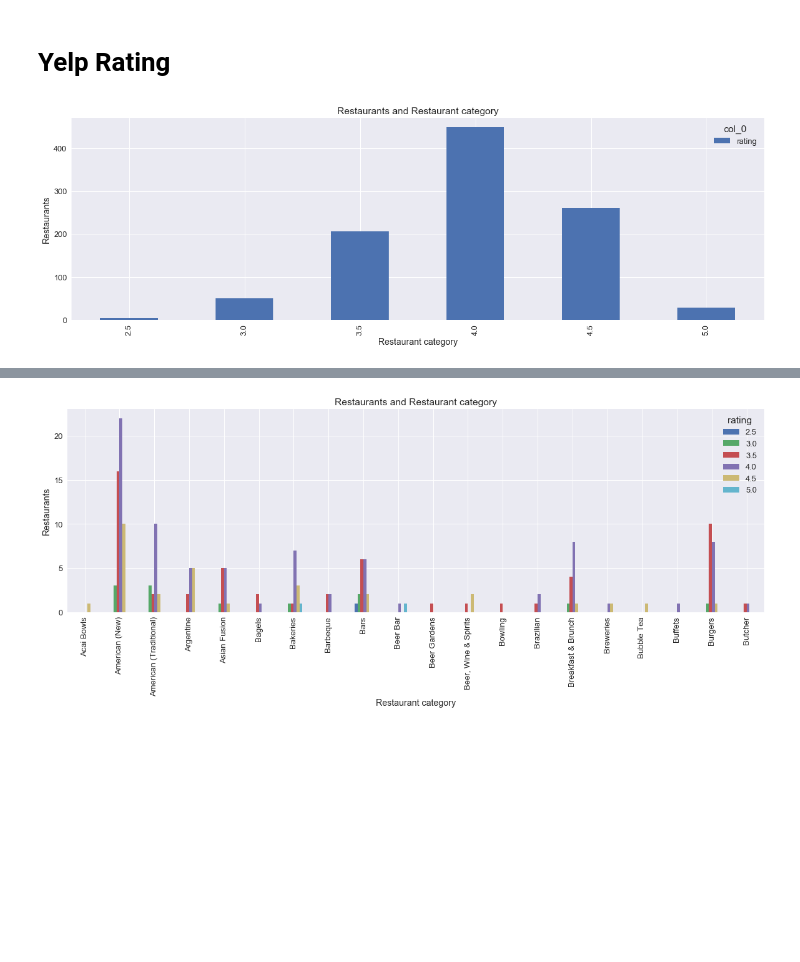
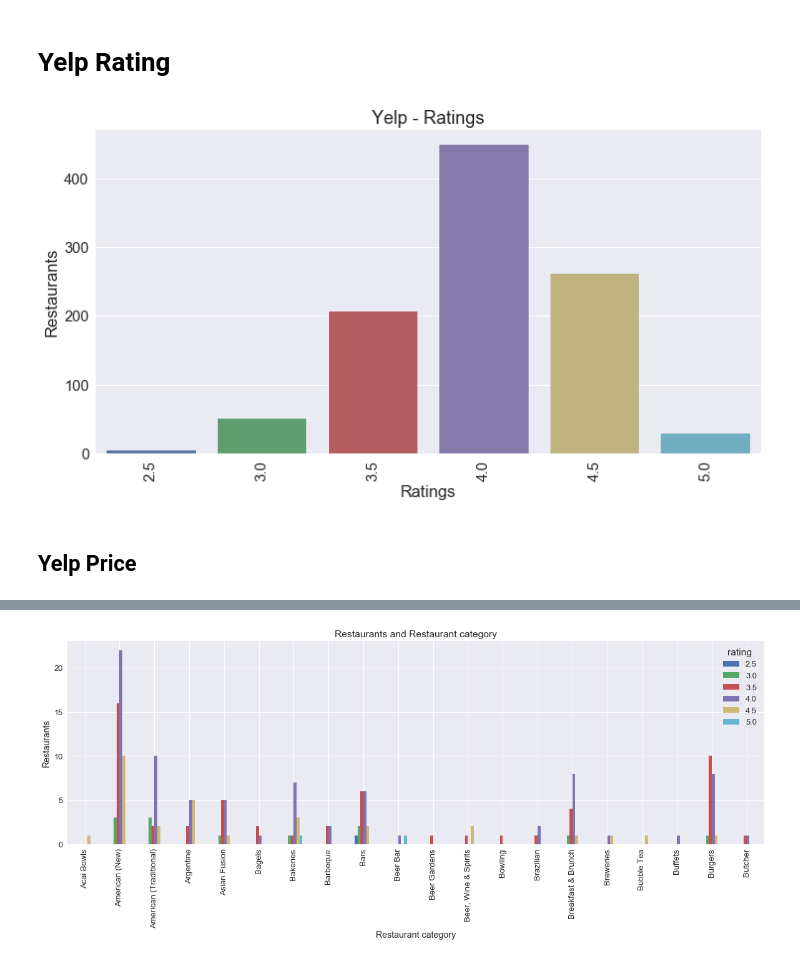
Before and after one commit to imjuoy/HungryGator, a Jupyter notebook: src/Final_Collated_Source_Code.ipynb, the cells around one changed output, grey strips where cells are left out. Cells and saved outputs as stored; diff of their text form; code cells hidden in the pictures; blank space fills up the shorter version.

```diff
--- a/src/Final_Collated_Source_Code.ipynb
+++ b/src/Final_Collated_Source_Code.ipynb
@@ -222,11 +230,10 @@ zomato['ratingbucket'] = pd.cut(zomato['rating'], bins)
 # %%
-zomato = zomato.sort_values('rating', ascending=False)
-
-sns.set(font_scale=1.3)
-fig, ax = plt.subplots(figsize=(20,6))
-pd.crosstab(zomato.Source,zomato.ratingbucket).head(20).plot(ax=ax, kind='bar')
-plt.title('Restaurants by rating')
-plt.xlabel('Rating category')
+sns.set(font_scale= 1.5)
+fig, ax = plt.subplots(figsize=(12,6))
+sns.countplot(ax = ax, x='ratingbucket', data=zomato)
+plt.title('Zomato - Ratings')
+plt.xlabel('Ratings')
 plt.ylabel('Restaurants')
+plt.xticks(rotation=90)
 plt.show()
 # %% [output]
@@ -236,12 +243,15 @@ plt.show()
 # %%
 yelp = yelp.sort_values('rating', ascending=False)
 
-sns.set(font_scale=1.3)
-fig, ax = plt.subplots(figsize=(20,6))
-pd.crosstab(yelp.rating,yelp.rating.name).head(20).plot(ax=ax, kind='bar')
-plt.title('Restaurants and Restaurant category')
-plt.xlabel('Restaurant category')
+sns.set(font_scale= 1.5)
+fig, ax = plt.subplots(figsize=(12,6))
+sns.countplot(ax = ax, x='rating', data=yelp)
+plt.title('Yelp - Ratings')
+plt.xlabel('Ratings')
 plt.ylabel('Restaurants')
+plt.xticks(rotation=90)
 plt.show()
 # %% [output]
-[figure, old version]
+[figure, new version]
+# %% [markdown]
+## Yelp Price
```
Also changed, not shown: parts of 20 cells of this notebook.
